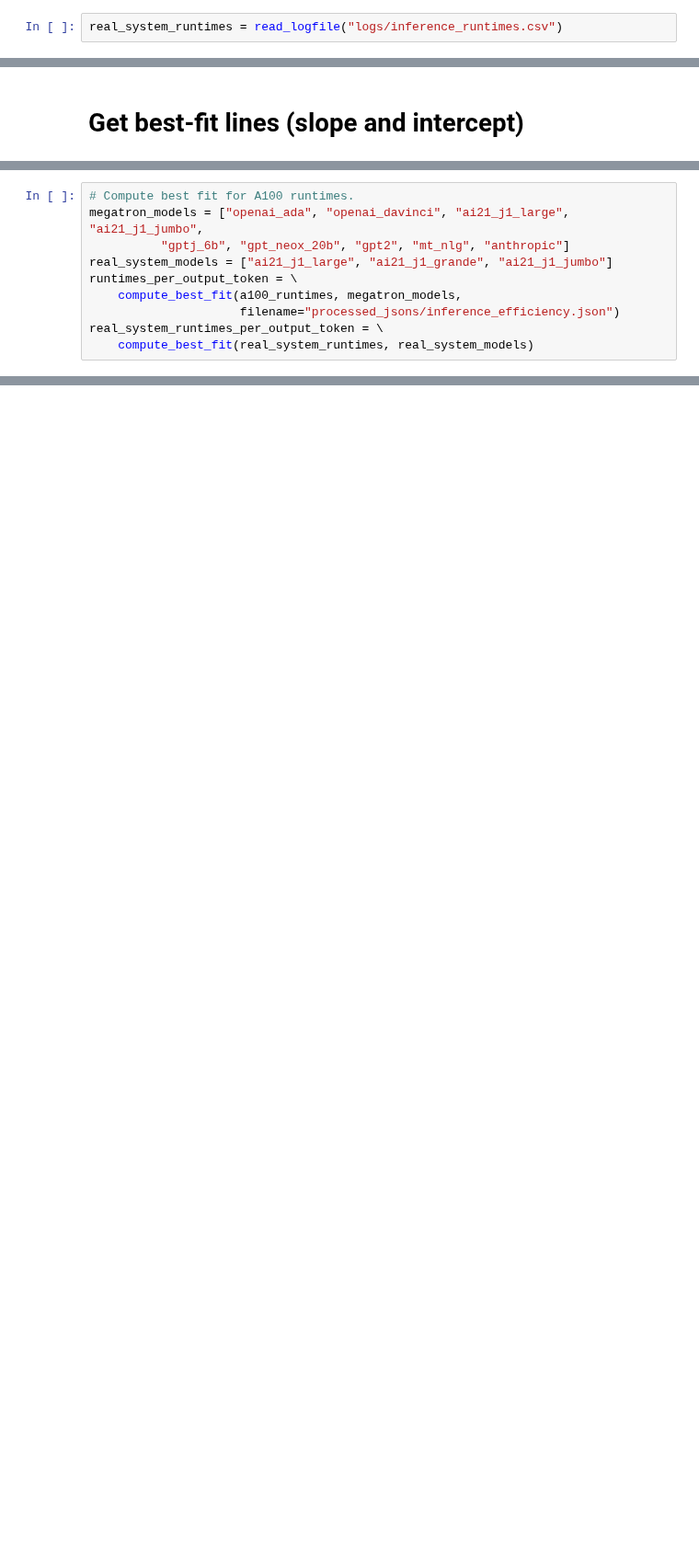
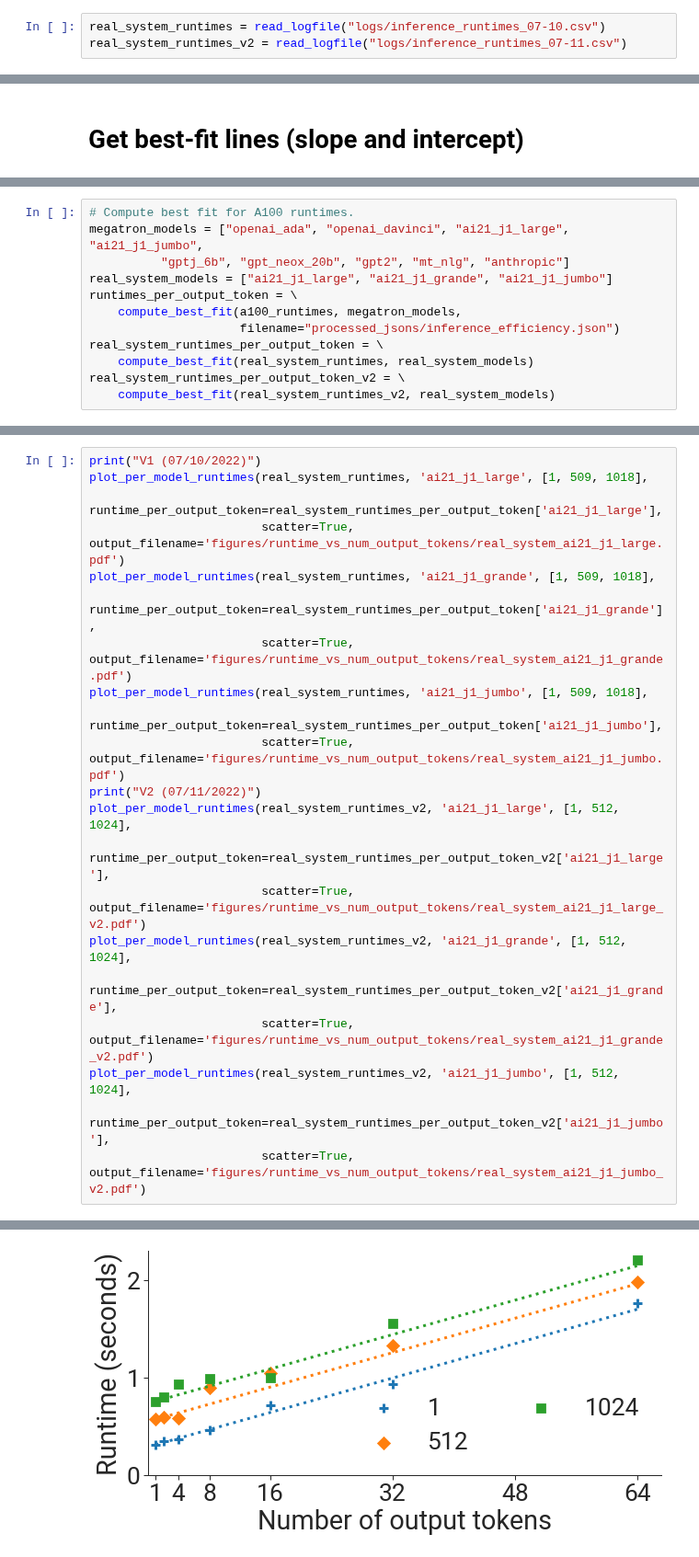
Before and after one commit to stanford-crfm/helm-efficiency, a Jupyter notebook: fit_runtimes.ipynb, the cells around one changed output, grey strips where cells are left out. Shown at 92% size. Saved outputs shown, nothing was run; the diff lists cells and outputs as text; blank space fills up the shorter version.

Commit message:
More new graphs

```diff
--- a/fit_runtimes.ipynb
+++ b/fit_runtimes.ipynb
@@ -93,7 +93,8 @@ def read_logfile(logfile):
                 runtimes[(model, num_input_tokens, num_output_tokens)] = inference_runtime
     return runtimes
 # %%
-real_system_runtimes = read_logfile("logs/inference_runtimes.csv")
+real_system_runtimes = read_logfile("logs/inference_runtimes_07-10.csv")
+real_system_runtimes_v2 = read_logfile("logs/inference_runtimes_07-11.csv")
 # %% [markdown]
 # Plot runtimes versus number of output tokens to verify linearity
 # %%
@@ -293,6 +294,8 @@ runtimes_per_output_token = \
                      filename="processed_jsons/inference_efficiency.json")
 real_system_runtimes_per_output_token = \
     compute_best_fit(real_system_runtimes, real_system_models)
+real_system_runtimes_per_output_token_v2 = \
+    compute_best_fit(real_system_runtimes_v2, real_system_models)
 # %% [output]
 R^2 score: 1.000
 openai_ada:
@@ -354,0 +343,22 @@ ai21_j1_jumbo
+# %%
+print("V1 (07/10/2022)")
+plot_per_model_runtimes(real_system_runtimes, 'ai21_j1_large', [1, 509, 1018],
+                        runtime_per_output_token=real_system_runtimes_per_output_token['ai21_j1_large'],
+                        scatter=True, output_filename='figures/runtime_vs_num_output_tokens/real_system_ai21_j1_large.pdf')
+plot_per_model_runtimes(real_system_runtimes, 'ai21_j1_grande', [1, 509, 1018],
+                        runtime_per_output_token=real_system_runtimes_per_output_token['ai21_j1_grande'],
+                        scatter=True, output_filename='figures/runtime_vs_num_output_tokens/real_system_ai21_j1_grande.pdf')
+plot_per_model_runtimes(real_system_runtimes, 'ai21_j1_jumbo', [1, 509, 1018],
+                        runtime_per_output_token=real_system_runtimes_per_output_token['ai21_j1_jumbo'],
+                        scatter=True, output_filename='figures/runtime_vs_num_output_tokens/real_system_ai21_j1_jumbo.pdf')
+print("V2 (07/11/2022)")
+plot_per_model_runtimes(real_system_runtimes_v2, 'ai21_j1_large', [1, 512, 1024],
+                        runtime_per_output_token=real_system_runtimes_per_output_token_v2['ai21_j1_large'],
+                        scatter=True, output_filename='figures/runtime_vs_num_output_tokens/real_system_ai21_j1_large_v2.pdf')
+plot_per_model_runtimes(real_system_runtimes_v2, 'ai21_j1_grande', [1, 512, 1024],
+                        runtime_per_output_token=real_system_runtimes_per_output_token_v2['ai21_j1_grande'],
+                        scatter=True, output_filename='figures/runtime_vs_num_output_tokens/real_system_ai21_j1_grande_v2.pdf')
+plot_per_model_runtimes(real_system_runtimes_v2, 'ai21_j1_jumbo', [1, 512, 1024],
+                        runtime_per_output_token=real_system_runtimes_per_output_token_v2['ai21_j1_jumbo'],
+                        scatter=True, output_filename='figures/runtime_vs_num_output_tokens/real_system_ai21_j1_jumbo_v2.pdf')
+# %% [output]
@@ -354,0 +374 @@ ai21_j1_jumbo
+[figure, added]
```
Also changed, not shown: parts of 3 cells of this notebook, 12 other files.
